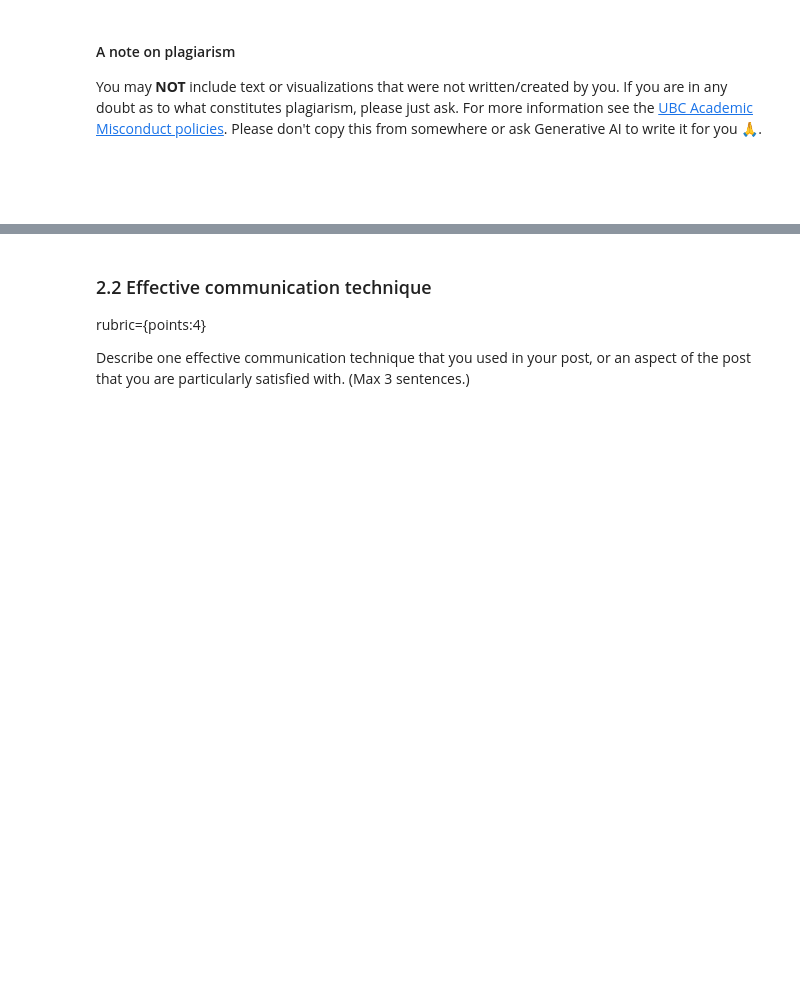
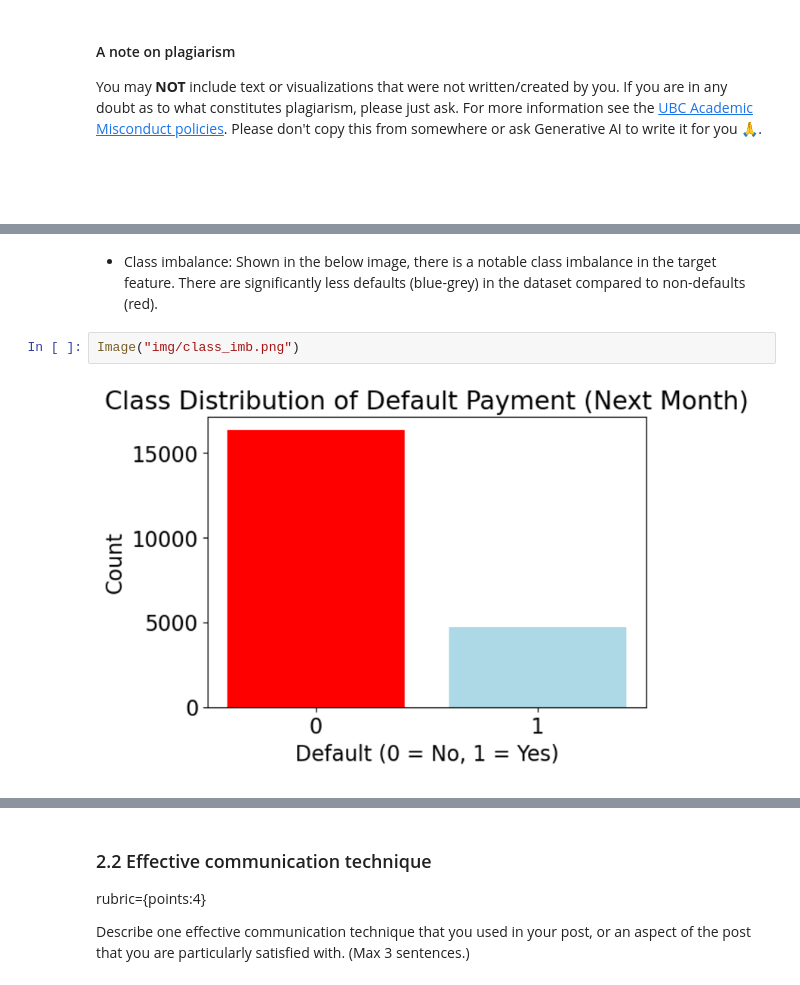
Before and after one commit to asnbl/credit-default-prediction, a Jupyter notebook: hw9.ipynb, the cells around one changed output, grey strips where cells are left out. Cells and saved outputs as stored; diff of their text form; blank space fills up the shorter version.

```diff
--- a/hw9.ipynb
+++ b/hw9.ipynb
@@ -93,0 +133,6 @@ You may **NOT** include text or visualizations that were not written/created by
+# %% [markdown]
+- Class imbalance: Shown in the below image, there is a notable class imbalance in the target feature. There are significantly less defaults (blue-grey) in the dataset compared to non-defaults (red).
+# %%
+Image("img/class_imb.png")
+# %% [output]
+[figure, added]
```
Also changed, not shown: parts of 8 cells of this notebook, 5 other files.
